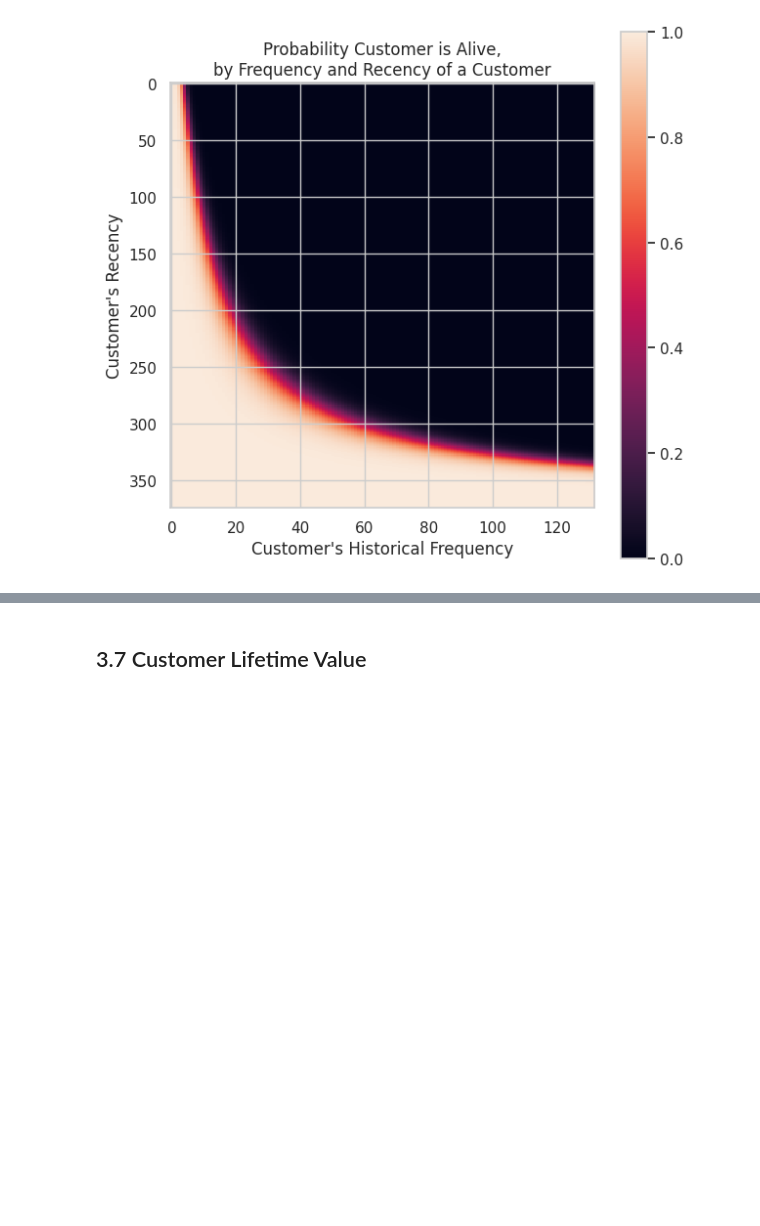
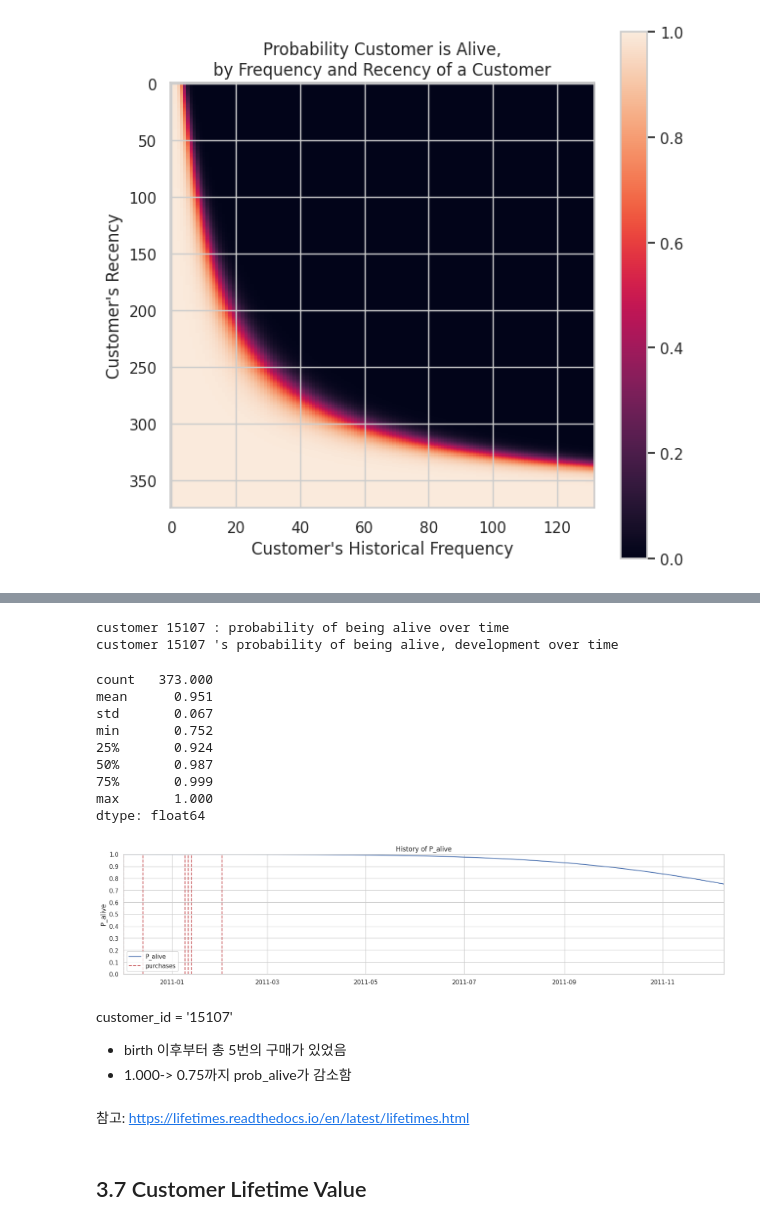
Before and after one commit to Nayoung-young/prj-ecommerce-ltv, a Jupyter notebook: e_commerce_LTV.ipynb, the cells around one changed output, grey strips where cells are left out. Saved outputs shown, nothing was run; the diff lists cells and outputs as text; code cells hidden in the pictures; blank space fills up the shorter version.

```diff
--- a/e_commerce_LTV.ipynb
+++ b/e_commerce_LTV.ipynb
@@ -1096,31 +1111,53 @@ df_rft[df_rft["prob_alive"] < 0.9]
 # %%
 # # select a customer
 
-# custID = 15107
+custID = '15107'
 
-# df_LTV_03C = df_LTV_03[df_LTV_03["customer_id"] == custID]
-# df_LTV_03C.describe()
+df_LTV_03C = df_LTV_03[df_LTV_03["customer_id"] == custID]
+df_LTV_03C
 
-# span_days = 30
+span_days = 372
 
 
-# # history of the selected customer: probability over time of being alive
-# fig = plt.figure(figsize=(20,4))
-# print("customer",custID,": probability of being alive over time")
-# plot_history_alive(
-#                     model = BGF,
-#                     transactions = df_LTV_03,
-#                     datetime_col = "invoice_date");
+# history of the selected customer: probability over time of being alive
+fig = plt.figure(figsize=(20,4))
+print("customer",custID,": probability of being alive over time")
+plot_history_alive(
+                    model = BGF,
+                    transactions = df_LTV_03C,
+                    t = span_days,
+                    datetime_col = "invoice_date");
 
 
 
-#  # selected customer's probability of being alive - development over time
-# path_alive = calculate_alive_path(
-#             model = BGF,
-#             transactions = df_LTV_03,
-#             datetime_col = "invoice_date");
-# print("customer",custID,"'s probability of being alive, development over time")
-# path_alive.explode().astype(np.float64).describe()
+ # selected customer's probability of being alive - development over time
+path_alive = calculate_alive_path(
+            model = BGF,
+            transactions = df_LTV_03C,
+            t = span_days,
+            datetime_col = "invoice_date");
+print("customer",custID,"'s probability of being alive, development over time")
+
+path_alive.explode().astype(np.float64).describe()
+# %% [output]
+customer 15107 : probability of being alive over time
+customer 15107 's probability of being alive, development over time
+count   373.000
+mean      0.951
+std       0.067
+min       0.752
+25%       0.924
+50%       0.987
+75%       0.999
+max       1.000
+dtype: float64
+[figure, added]
+# %% [markdown]
+customer_id = '15107'
+- birth 이후부터 총 5번의 구매가 있었음
+- 1.000-> 0.75까지 prob_alive가 감소함
+# %% [markdown]
+참고: https://lifetimes.readthedocs.io/en/latest/lifetimes.html
 # %% [markdown]
 ## 3.7 Customer Lifetime Value
 # %% [markdown]
```
Also changed, not shown: parts of 30 cells of this notebook.
